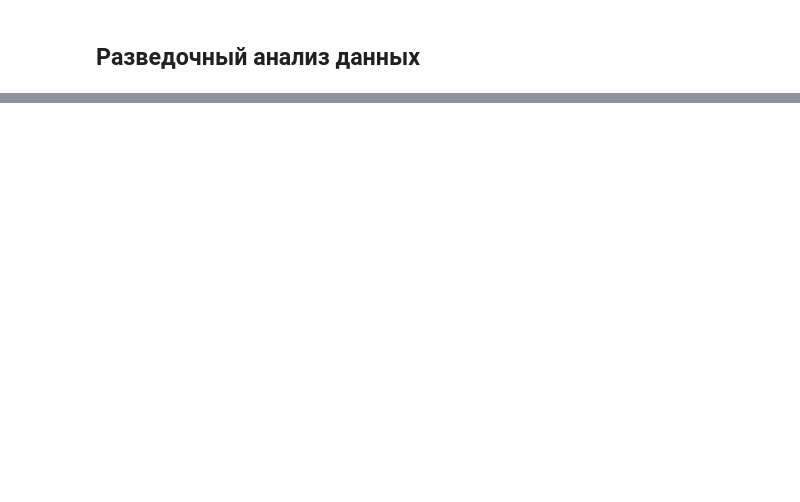
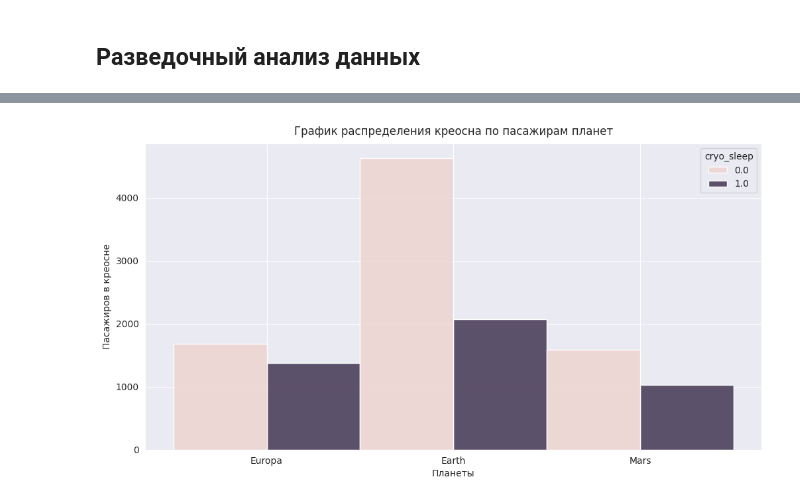
Before and after one commit to Ilya-Shirikov/Kaggle-Spaceship-Titanic, a Jupyter notebook: Spaceship Titanic.ipynb, the cells around one changed output, grey strips where cells are left out. Drawn from its saved outputs; the diff is of its cells as text; code cells hidden in the pictures; blank space fills up the shorter version.

```diff
--- a/Spaceship Titanic.ipynb
+++ b/Spaceship Titanic.ipynb
@@ -102,0 +226,9 @@ plt.show()
+# %%
+plt.figure(figsize=(12,6))
+sns.histplot(data=data,x='home_planet', hue='cryo_sleep', multiple="dodge")
+plt.title('График распределения креосна по пасажирам планет', y=1.01)
+plt.xlabel('Планеты')
+plt.ylabel('Пасажиров в креосне')
+plt.show();
+# %% [output]
+[figure, added]
```
Also changed, not shown: parts of 49 cells of this notebook, 2 other files.
